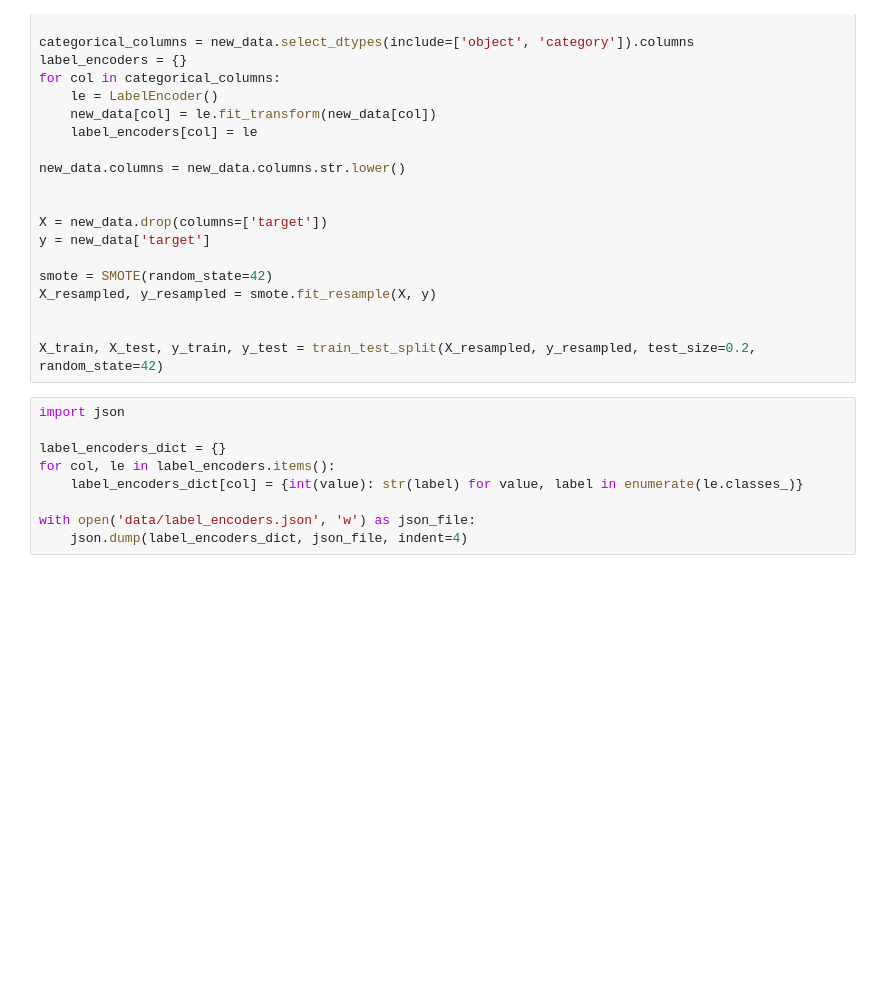
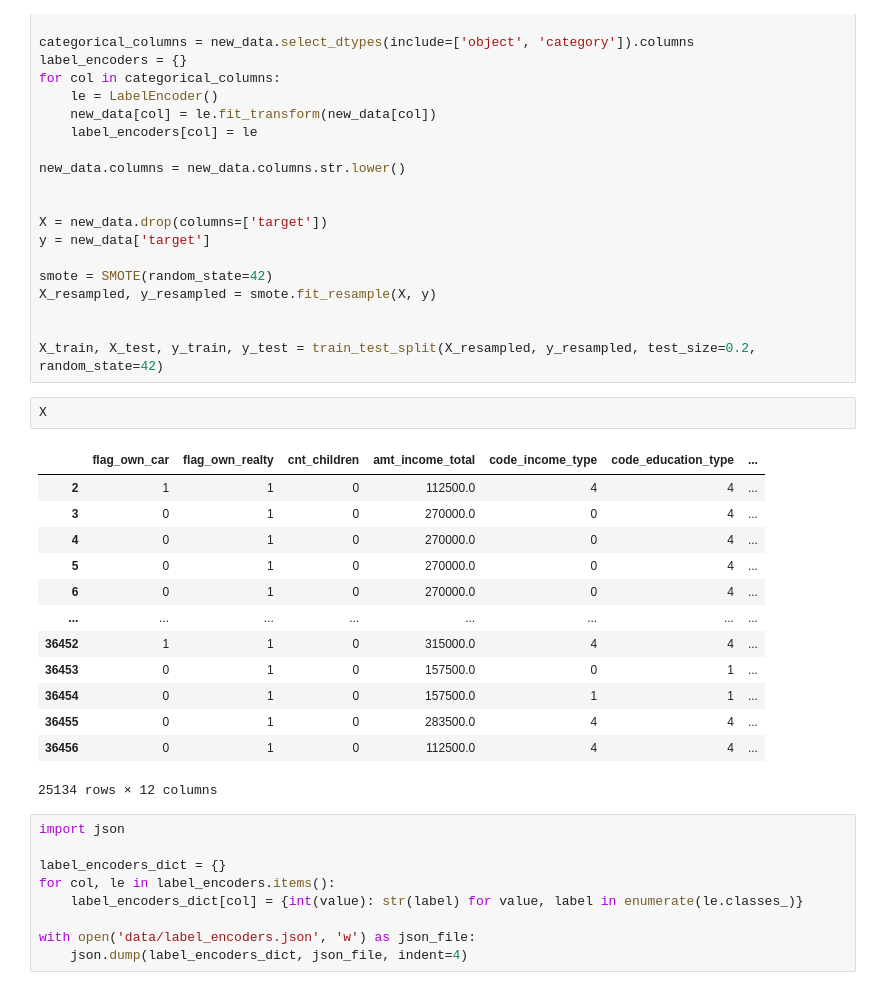
Before and after one commit to I-y6o-I/HAID_CreditScoring, a Jupyter notebook: model/train.ipynb, the cells around one changed output. Saved outputs shown, nothing was run; the diff lists cells and outputs as text; blank space fills up the shorter version.

```diff
--- a/model/train.ipynb
+++ b/model/train.ipynb
@@ -103,6 +135,22 @@ X_resampled, y_resampled = smote.fit_resample(X, y)
 
 
 X_train, X_test, y_train, y_test = train_test_split(X_resampled, y_resampled, test_size=0.2, random_state=42)
+# %%
+X
+# %% [output]
+|  | flag_own_car | flag_own_realty | cnt_children | amt_income_total | code_income_type | code_education_type | ... |
+| 2 | 1 | 1 | 0 | 112500.0 | 4 | 4 | ... |
+| 3 | 0 | 1 | 0 | 270000.0 | 0 | 4 | ... |
+| 4 | 0 | 1 | 0 | 270000.0 | 0 | 4 | ... |
+| 5 | 0 | 1 | 0 | 270000.0 | 0 | 4 | ... |
+| 6 | 0 | 1 | 0 | 270000.0 | 0 | 4 | ... |
+| ... | ... | ... | ... | ... | ... | ... | ... |
+| 36452 | 1 | 1 | 0 | 315000.0 | 4 | 4 | ... |
+| 36453 | 0 | 1 | 0 | 157500.0 | 0 | 1 | ... |
+| 36454 | 0 | 1 | 0 | 157500.0 | 1 | 1 | ... |
+| 36455 | 0 | 1 | 0 | 283500.0 | 4 | 4 | ... |
+| 36456 | 0 | 1 | 0 | 112500.0 | 4 | 4 | ... |
+25134 rows × 12 columns
 # %%
 import json
 
```
Also changed, not shown: parts of 14 cells of this notebook, 10 other files.
